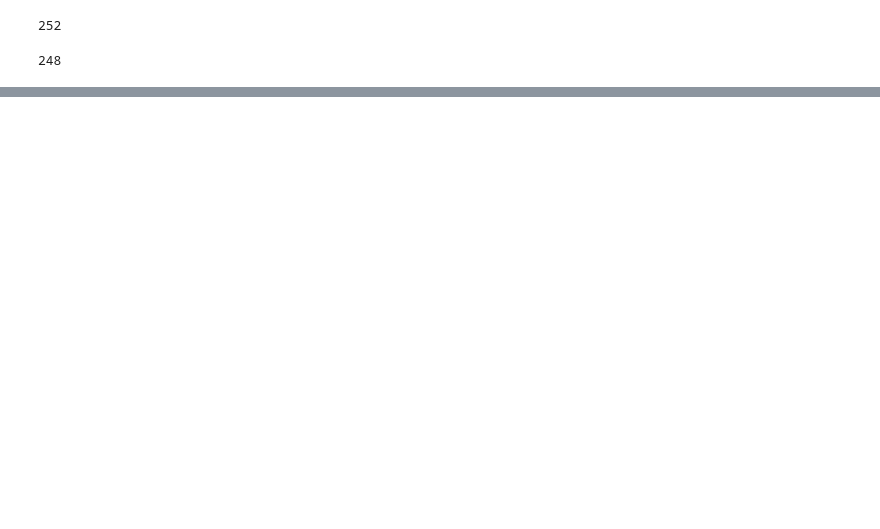
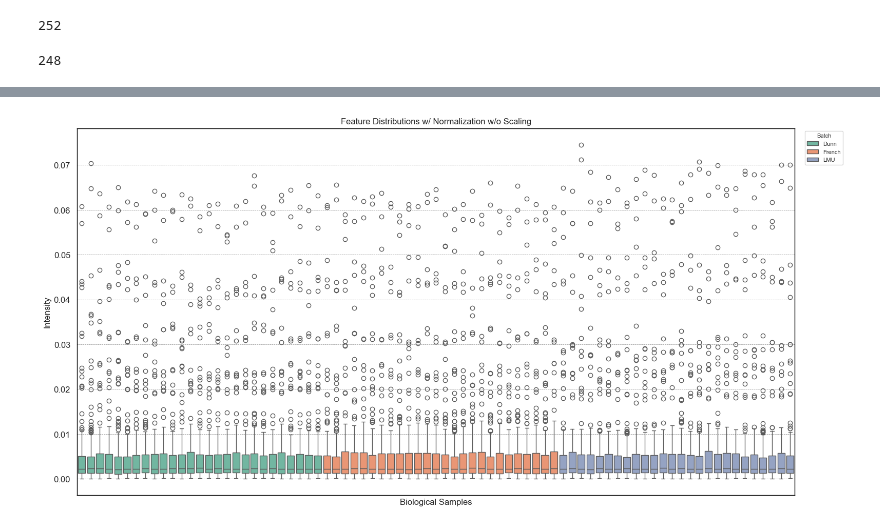
Before and after one commit to AliSaadatV/glycan_analysis, a Jupyter notebook: task1/notebooks/02_data_processing.ipynb, the cells around one changed output, grey strips where cells are left out. Drawn from its saved outputs; the diff is of its cells as text; code cells hidden in the pictures; blank space fills up the shorter version.

```diff
--- a/task1/notebooks/02_data_processing.ipynb
+++ b/task1/notebooks/02_data_processing.ipynb
@@ -59,0 +103,24 @@ len(pass_features)
+# %%
+# normalize by total intensity
+data_mat[pass_features] = data_mat[pass_features].divide(data_mat[pass_features].sum(axis=1), axis=0)
+# %%
+# Melt data_matrix for class-level analysis
+intensity_long = data_mat.melt(id_vars='sample', var_name='feature', value_name='intensity')
+
+# Merge with acquisition_list to add class labels
+intensity_long = intensity_long.merge(sample_meta[['sample', 'class']], on='sample')
+intensity_long_bio = intensity_long[intensity_long['class'].isin(['French', 'LMU', 'Dunn'])]
+
+plt.figure(figsize=(16, 8))
+#sns.lineplot(data=intensity_long_bio, x='sample', y='intensity', hue='class', alpha=0.8, palette = 'Set2', linestyle='', err_style='bars', marker='o')
+sns.boxplot(data=intensity_long_bio, x='sample', y='intensity', hue='class', palette = 'Set2')
+plt.title('Feature Distributions w/ Normalization w/o Scaling')
+plt.xlabel('Biological Samples')
+plt.ylabel('Intensity')
+plt.xticks(None)
+plt.legend(title='Batch', bbox_to_anchor=(1.01, 1), loc='upper left')
+plt.xticks([])
+plt.tight_layout()
+plt.show()
+# %% [output]
+[figure, added]
```
Also changed, not shown: parts of 12 cells of this notebook, 1 other file.
